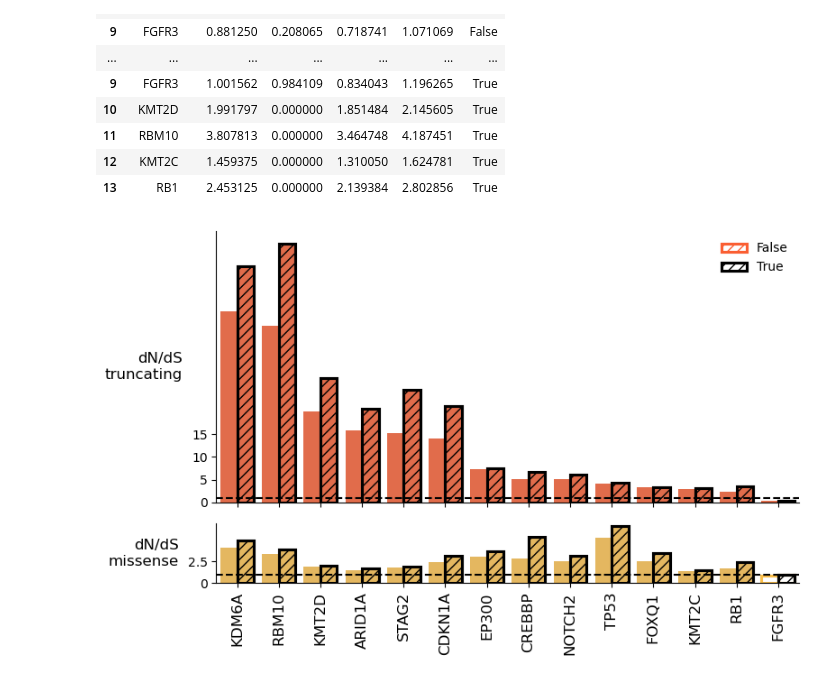
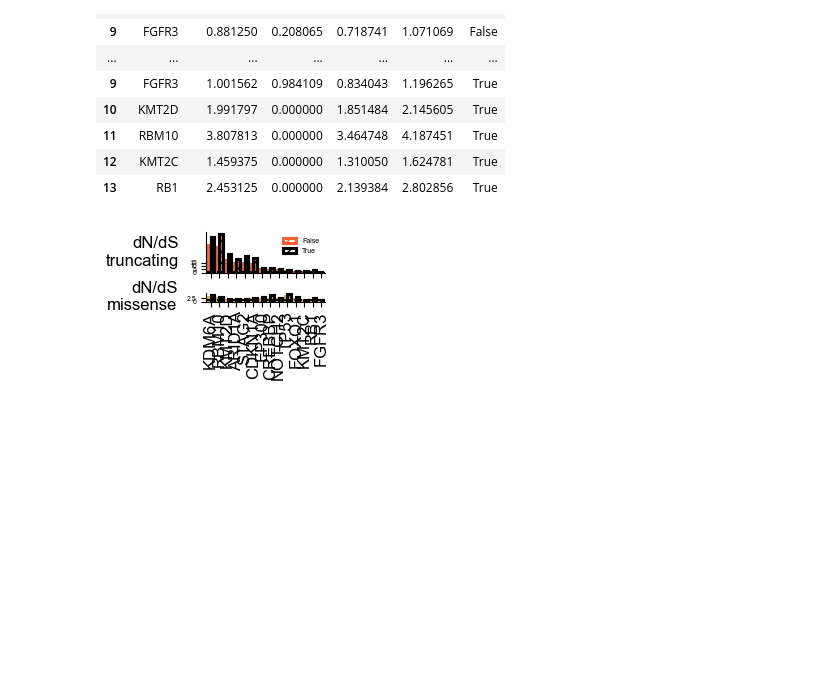
Before and after one commit to bbglab/normal_bladder_paper, a Jupyter notebook: extended/extended4/ExtendedFig4f_single_vs_multi.ipynb, the cells around one changed output. Drawn from its saved outputs; the diff is of its cells as text; code cells hidden in the pictures; blank space fills up the shorter version.

```diff
--- a/extended/extended4/ExtendedFig4f_single_vs_multi.ipynb
+++ b/extended/extended4/ExtendedFig4f_single_vs_multi.ipynb
@@ -5,8 +5,6 @@ import pandas as pd
 import os, sys
 import numpy as np
 import matplotlib.pyplot as plt
-import matplotlib
-matplotlib.rcParams['pdf.fonttype']=42
 import seaborn as sns
 from matplotlib.patches import Patch
 # %%
@@ -204,7 +202,7 @@ pvalue_thres = 0.05
 # plt.show()
 # %%
 # Create the figure and subplots
-fig, (ax1, ax2) = plt.subplots(2, 1, figsize=(8, 5), gridspec_kw={'height_ratios': [15, 3.3]})
+fig, (ax1, ax2) = plt.subplots(2, 1, figsize=(2.5, 1.78), gridspec_kw={'height_ratios': [15, 3.3]})
 
 # Separate data based on significance of p-value
 omega_truncating_sig = omega_truncating_all[omega_truncating_all["pvalue"] <= pvalue_thres].reset_index(drop = True)
@@ -306,33 +304,33 @@ sns.barplot(data=omega_missense_all[omega_missense_all['multi'] == True], x='GEN
             fill = False,
             hue = 'multi',
             hue_order = [False, True],
             order = gene_order,
             palette = {False : metrics_colors_dictionary["omega_miss"],
                        True : 'black'
                       },
             legend = False,
             dodge = True,
             edgecolor = 'black',
             hatch = '///'
            )
 
 ax2.set_xlabel('')
 ax2.set_ylabel('dN/dS\nmissense', fontsize = 12, rotation = 0, labelpad=7, verticalalignment = 'center',
                horizontalalignment = 'right')
 ax2.set_yticks([0,2.5])
 ax2.set_yticklabels([0,2.5])
 
 ax2.set_xticklabels([])  # Hide x-axis labels on the upper plot
 ax2.axhline(1, color='black', linestyle='--')
 # Remove top and right spines
 ax2.spines['top'].set_visible(False)
 ax2.spines['right'].set_visible(False)
 
 ax2.set_xticks(range(len(gene_order)))
 ax2.set_xticklabels(gene_order, fontsize = 12, rotation=90)
 plt.tight_layout()
 plt.show()
 # %% [output]
-[figure, old version]
+[figure, new version]
 # %%
 # Create the figure and subplots
```
Also changed, not shown: parts of 11 cells of this notebook, 11 other files.
